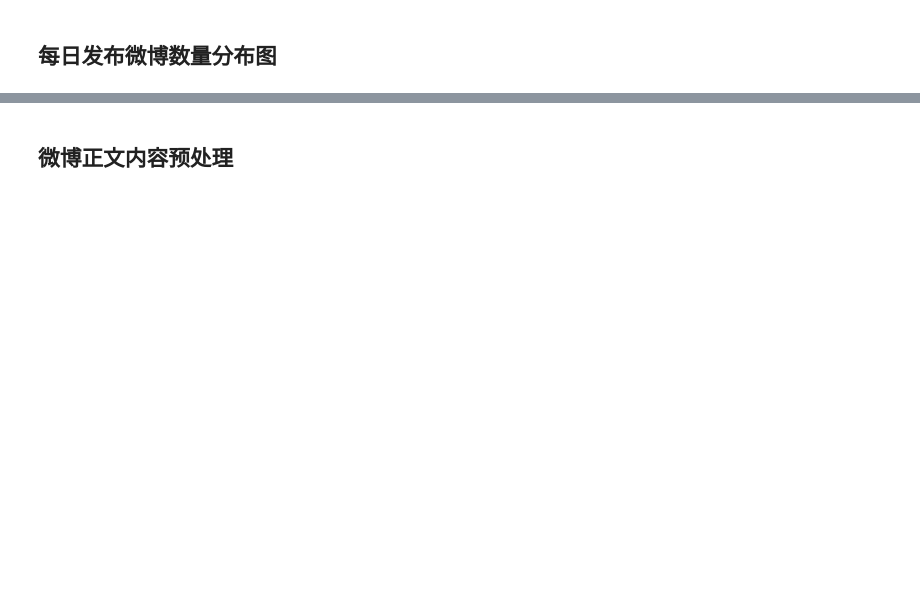
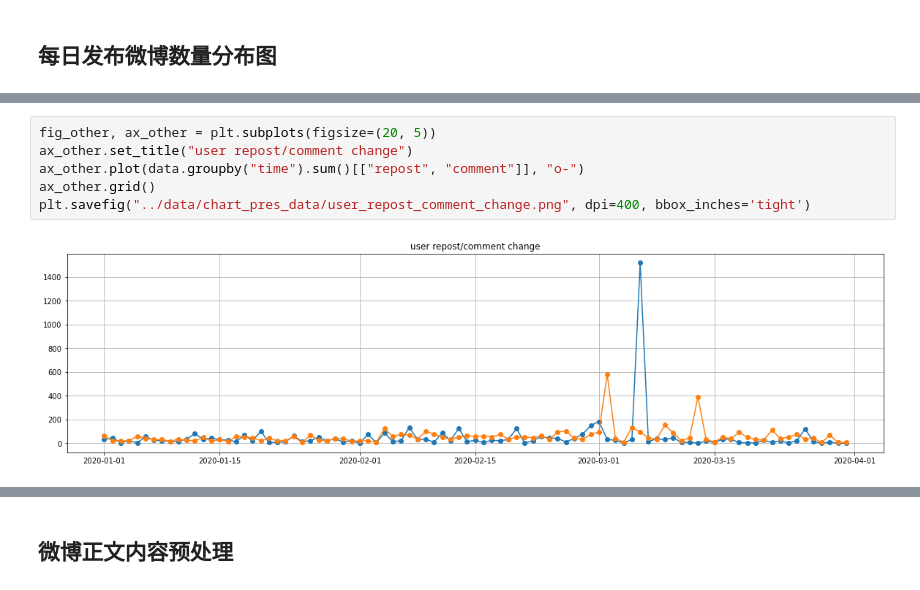
Before and after one commit to const7/Emotion-Contagion, a Jupyter notebook: code/weibo_user.ipynb, the cells around one changed output, grey strips where cells are left out. Saved outputs shown, nothing was run; the diff lists cells and outputs as text; blank space fills up the shorter version.

```diff
--- a/code/weibo_user.ipynb
+++ b/code/weibo_user.ipynb
@@ -124,0 +83,8 @@ plt.show()
+# %%
+fig_other, ax_other = plt.subplots(figsize=(20, 5))
+ax_other.set_title("user repost/comment change")
+ax_other.plot(data.groupby("time").sum()[["repost", "comment"]], "o-")
+ax_other.grid()
+plt.savefig("../data/chart_pres_data/user_repost_comment_change.png", dpi=400, bbox_inches='tight')
+# %% [output]
+[figure, added]
```
Also changed, not shown: parts of 18 cells of this notebook, 1 other file.
